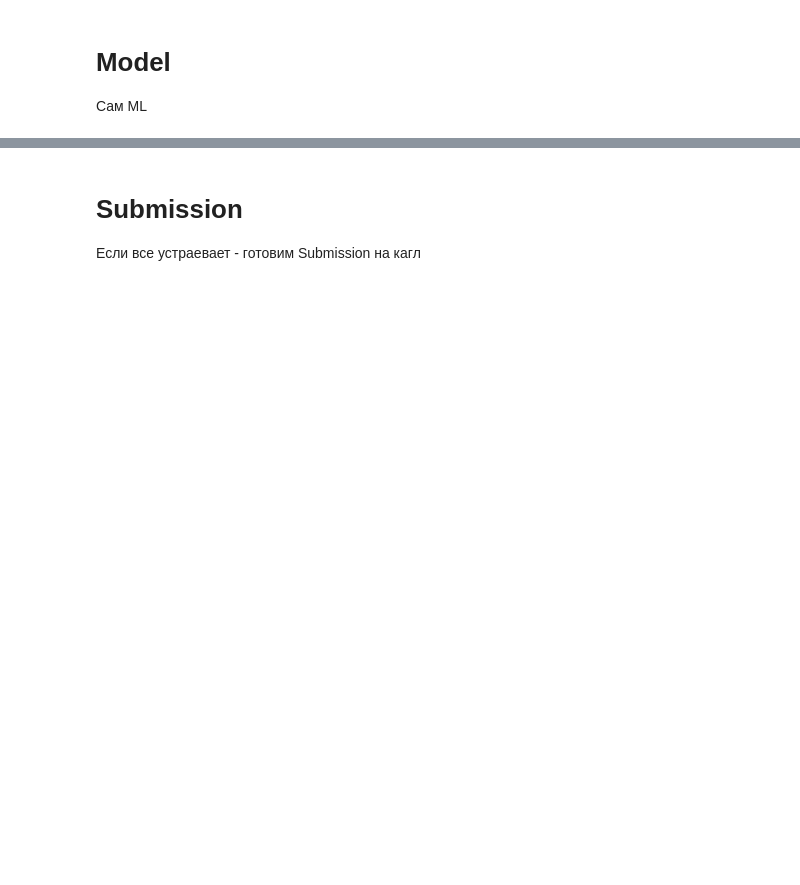
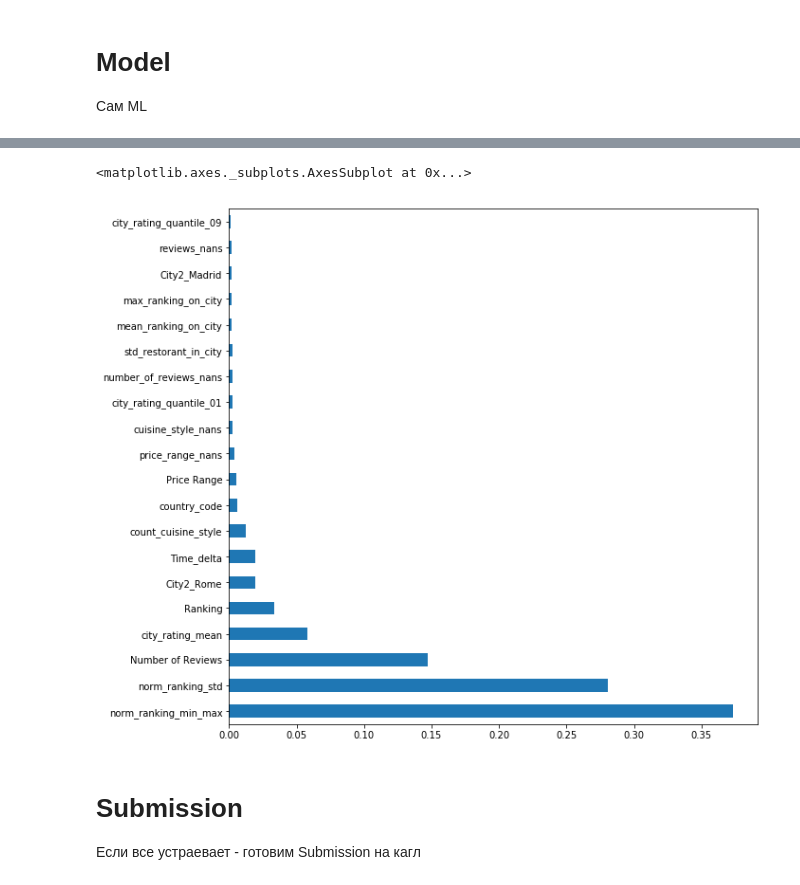
Before and after one commit to IvanRumyantsev/skillfactory_rds, a Jupyter notebook: Project3.Predict TripAdvisor Rating/[SF-DST-10-Arcis] Restaurant Rating prediction.ipynb, the cells around one changed output, grey strips where cells are left out. Drawn from its saved outputs; the diff is of its cells as text; code cells hidden in the pictures; blank space fills up the shorter version.

```diff
--- a/Project3.Predict TripAdvisor Rating/[SF-DST-10-Arcis] Restaurant Rating prediction.ipynb
+++ b/Project3.Predict TripAdvisor Rating/[SF-DST-10-Arcis] Restaurant Rating prediction.ipynb
@@ -230,0 +379,4 @@ data['Number of Reviews'].fillna(0, inplace=True)
+# %%
+df['Reviews'].fillna('[[], []]', inplace = True)
+df['reviews_nans'] = (df['Reviews']=='[[], []]').astype('uint8')
+df['Time_delta'] = df.Reviews.apply(list_data_f)
@@ -352,8 +579,11 @@ print('MAE:', metrics.mean_absolute_error(y_test, y_pred))
 # %%
 # в RandomForestRegressor есть возможность вывести самые важные признаки для модели
 plt.rcParams['figure.figsize'] = (10,10)
 feat_importances = pd.Series(model.feature_importances_, index=X.columns)
-feat_importances.nlargest(15).plot(kind='barh')
+feat_importances.nlargest(20).plot(kind='barh')
+# %% [output]
+<matplotlib.axes._subplots.AxesSubplot at 0x...>
+[figure, added]
 # %% [markdown]
 # Submission
 Если все устраевает - готовим Submission на кагл
```
Also changed, not shown: parts of 46 cells of this notebook.
